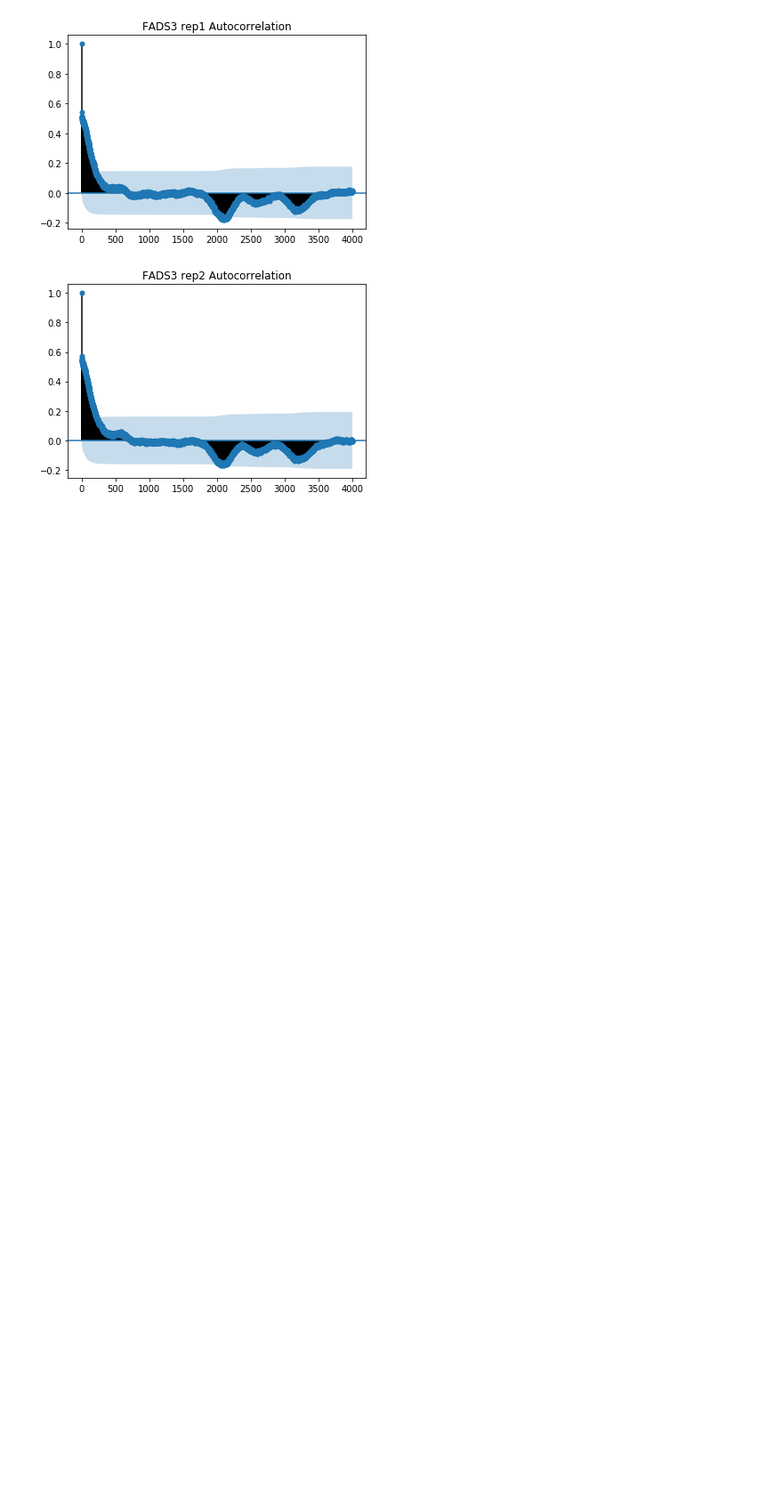
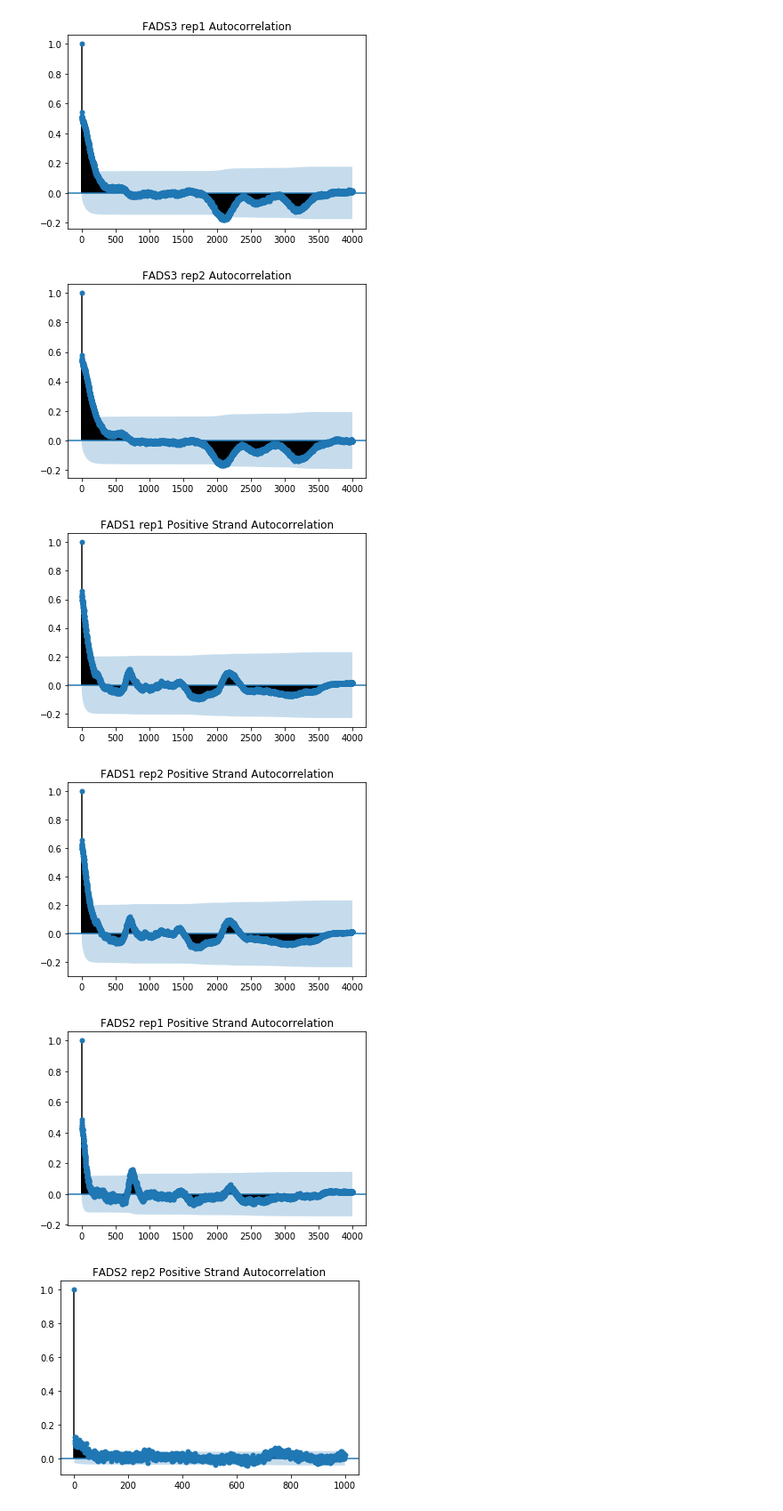
Before and after one commit to sjgosai/casa, a Jupyter notebook: analysis/FADS_locus.ipynb, the cells around one changed output. Shown at 89% size. Saved outputs shown, nothing was run; the diff lists cells and outputs as text; code cells hidden in the pictures; blank space fills up the shorter version.

```diff
--- a/analysis/FADS_locus.ipynb
+++ b/analysis/FADS_locus.ipynb
@@ -389,3 +388,30 @@ plt.show()
 [figure]
 [figure]
 [figure]
+# %%
+pos_strand = [ True if ':+' in x else False for x in data.index ]
+neg_strand = [ True if ':-' in x else False for x in data.index ]
+# %%
+plot_acf( data.loc[pos_strand,'F1R1'], lags=4000, title='FADS1 rep1 Positive Strand Autocorrelation' )
+plt.savefig('FADS1_rep1_pos__autocorrelation.pdf')
+plt.show()
+plot_acf( data.loc[pos_strand,'F1R2'], lags=4000, title='FADS1 rep2 Positive Strand Autocorrelation' );
+plt.savefig('FADS1_rep2_pos__autocorrelation.pdf')
+plt.show()
+plot_acf( data.loc[pos_strand,'F2R1'], lags=4000, title='FADS2 rep1 Positive Strand Autocorrelation' );
+plt.savefig('FADS2_rep1_pos__autocorrelation.pdf')
+plt.show()
+plot_acf( data.loc[pos_strand,'F2R2'], lags=1000, title='FADS2 rep2 Positive Strand Autocorrelation' );
+plt.savefig('FADS2_rep2_pos__autocorrelation.pdf')
+plt.show()
+plot_acf( data.loc[pos_strand,'F3R1'], lags=4000, title='FADS3 rep1 Positive Strand Autocorrelation' );
+plt.savefig('FADS3_rep1_pos__autocorrelation.pdf')
+plt.show()
+plot_acf( data.loc[pos_strand,'F3R2'], lags=4000, title='FADS3 rep2 Positive Strand Autocorrelation' );
+plt.savefig('FADS3_rep2_pos__autocorrelation.pdf')
+plt.show()
+# %% [output]
+[figure, added]
+[figure, added]
+[figure, added]
+[figure, added]
```
Also changed, not shown: parts of 34 cells of this notebook.
